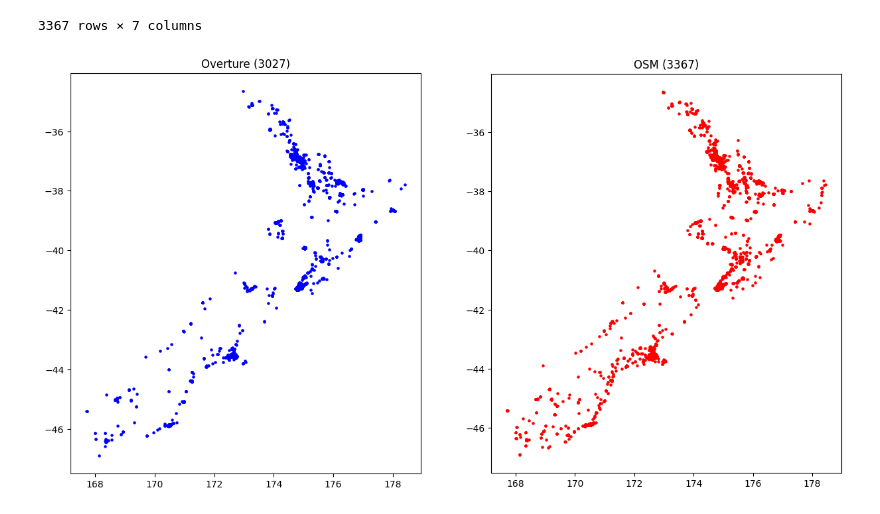
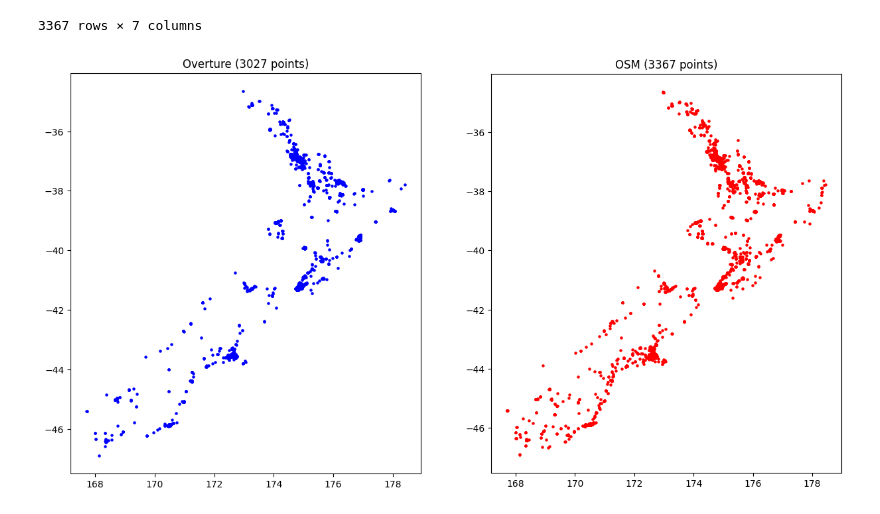
Before and after one commit to UoA-eResearch/religion, a Jupyter notebook: cross-check.ipynb, the cells around one changed output. Drawn from its saved outputs; the diff is of its cells as text; code cells hidden in the pictures.

Commit message:
clearer plot title

```diff
--- a/cross-check.ipynb
+++ b/cross-check.ipynb
@@ -71,11 +71,11 @@ OSM
 # %%
 fig, (ax1, ax2) = plt.subplots(1, 2, figsize=(15,15))
 overture.plot(ax=ax1, color="blue", markersize=5)
-ax1.set_title(f"Overture ({len(overture)})")
+ax1.set_title(f"Overture ({len(overture)} points)")
 OSM.plot(ax=ax2, color="red", markersize=5)
-ax2.set_title(f"OSM ({len(OSM)})")
+ax2.set_title(f"OSM ({len(OSM)} points)")
 ax1.set_aspect('equal')
 ax2.set_aspect('equal')
 plt.show()
 # %% [output]
-[figure, old version]
+[figure, new version]
```
